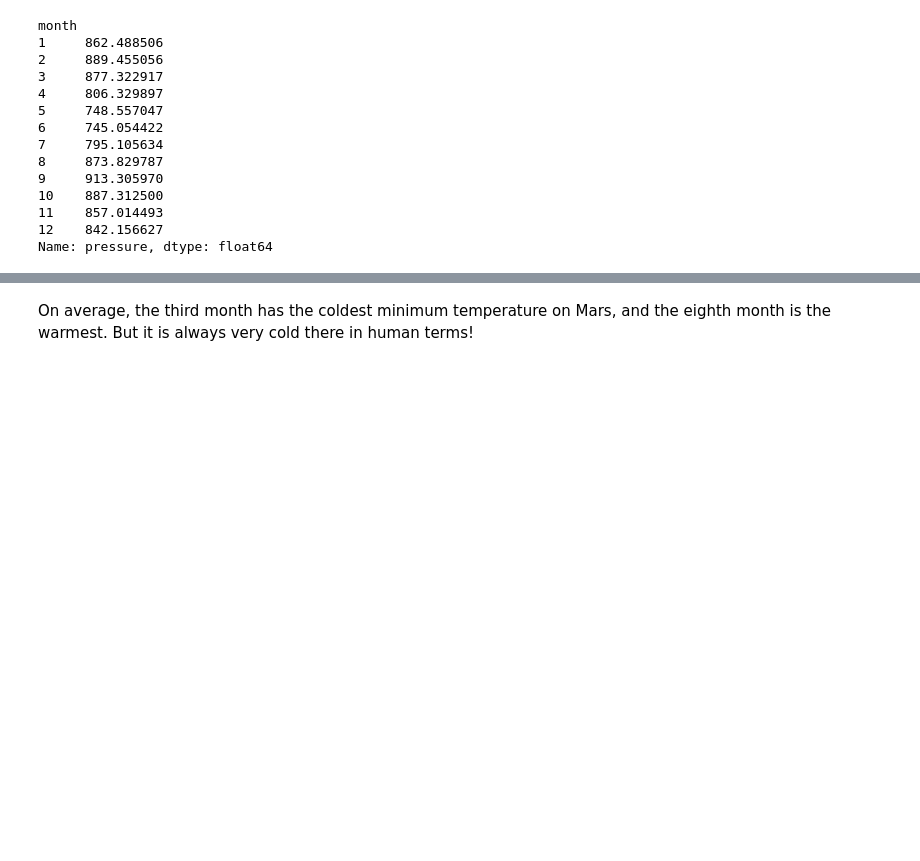
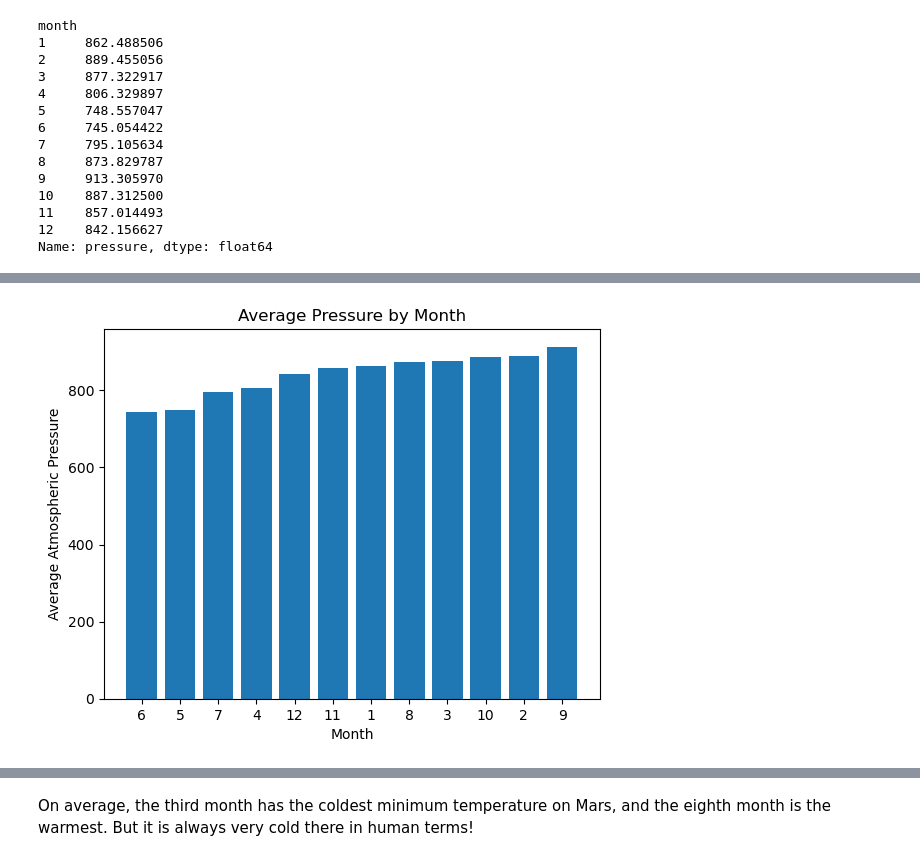
Before and after one commit to JessicaRBailey/webscraping-challenge, a Jupyter notebook: part_2_mars_weather.ipynb, the cells around one changed output, grey strips where cells are left out. Saved outputs shown, nothing was run; the diff lists cells and outputs as text; code cells hidden in the pictures; blank space fills up the shorter version.

```diff
--- a/part_2_mars_weather.ipynb
+++ b/part_2_mars_weather.ipynb
@@ -204,5 +226,7 @@ Name: min_temp, dtype: float64
 # %%
 # 4. Average pressure by Martian month
+average_pressure = mars_weather_df.groupby('month')['pressure'].mean()
+average_pressure
 # %% [output]
 month
 1     862.488506
@@ -228,0 +245,17 @@ Name: pressure, dtype: float64
+# %%
+# Plot the average pressure by month
+
+# Help from chatGPT:
+# Sort the index in ascending order based on the pressure values
+pressure_sorted_index = sorted(average_pressure.index, key=lambda x: average_pressure[x])
+# Use the sorted pressure index to reorder the Series
+pressure_sorted = average_pressure[pressure_sorted_index]
+
+plt.bar(range(len(pressure_sorted)), pressure_sorted.values)
+plt.xticks(range(len(pressure_sorted)), pressure_sorted_index)
+plt.title('Average Pressure by Month')
+plt.xlabel('Month')
+plt.ylabel('Average Atmospheric Pressure')
+plt.show()
+# %% [output]
+[figure, added]
```
Also changed, not shown: parts of 11 cells of this notebook, 1 other file.
